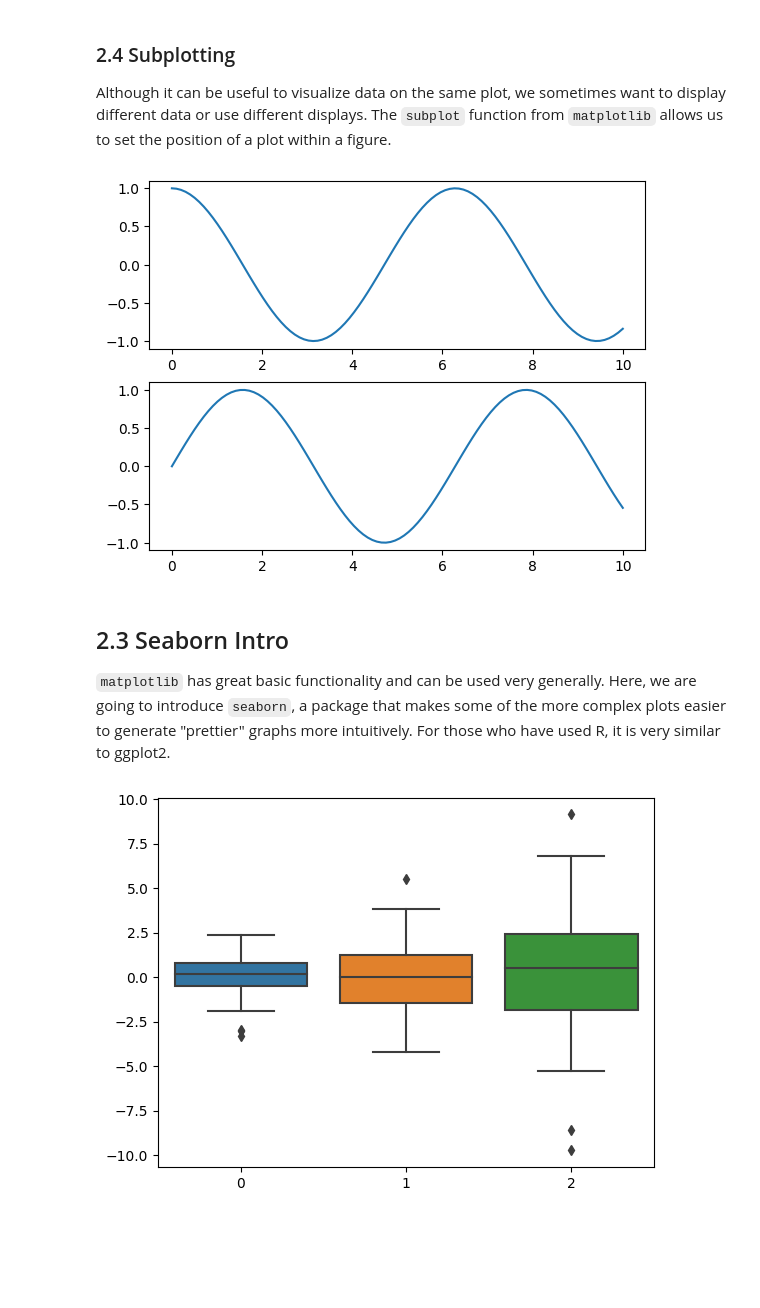
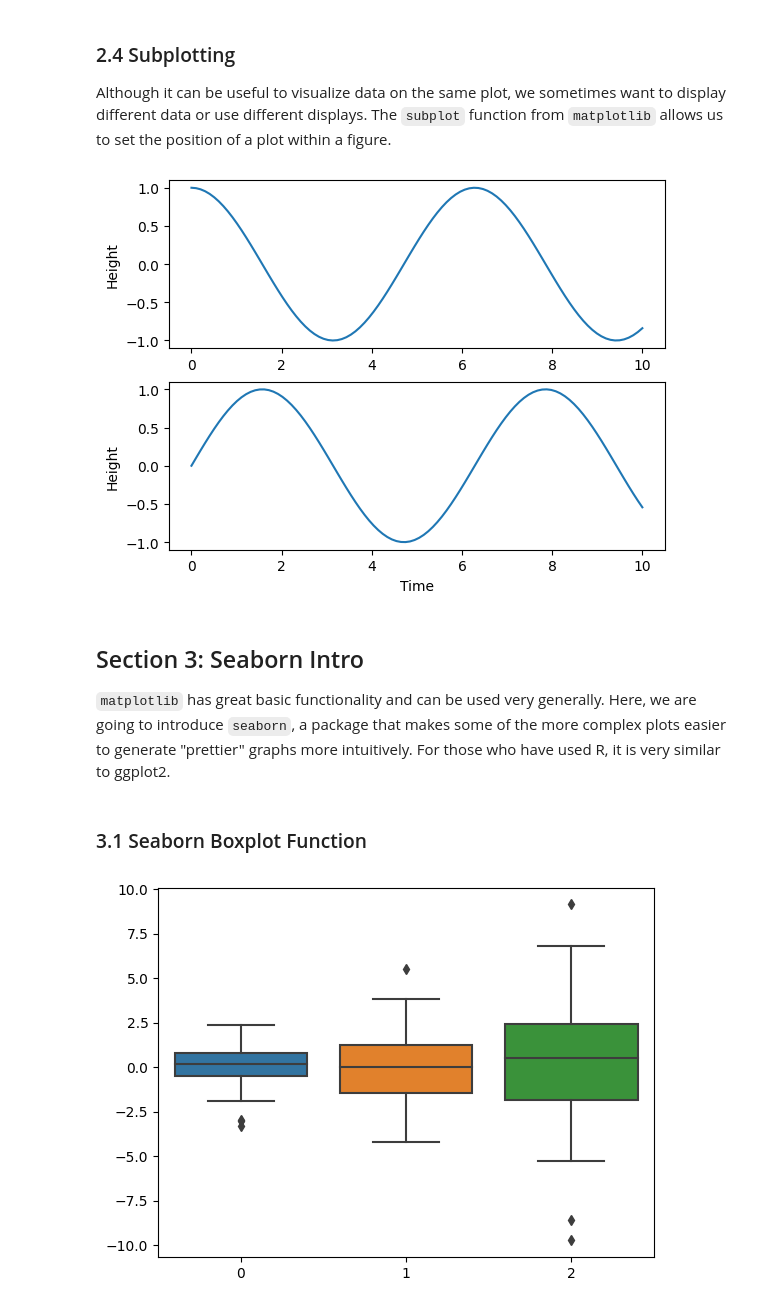
Before and after one commit to UVaBME/BME_JumpStart_Drafts, a Jupyter notebook: Day 2/Lesson-2-Intro-Data-Visualization.ipynb, the cells around one changed output. Cells and saved outputs as stored; diff of their text form; code cells hidden in the pictures; blank space fills up the shorter version.

```diff
--- a/Day 2/Lesson-2-Intro-Data-Visualization.ipynb
+++ b/Day 2/Lesson-2-Intro-Data-Visualization.ipynb
@@ -97,21 +109,27 @@ Although it can be useful to visualize data on the same plot, we sometimes want
 # %%
 t = np.linspace(0,10, num = 100)
 y1 = np.cos(t)
 y2 = np.sin(t)
 
 plt.subplot(2,1,1) #subplot(number_of_rows = 2, number_of_cols = 1, position = 1)
 plt.plot(t,y1)
+plt.ylabel("Height")
+
 plt.subplot(2,1,2)
 plt.plot(t,y2)
+plt.xlabel("Time")
+plt.ylabel("Height")
 
 plt.show()
 # %% [output]
-[figure, old version]
+[figure, new version]
 # %%
 #Exercise: Subplot two different types of graphs next to each other (left:right)
 # %% [markdown]
-## 2.3 Seaborn Intro
+## Section 3: Seaborn Intro
 `matplotlib` has great basic functionality and can be used very generally. Here, we are going to introduce `seaborn`, a package that makes some of the more complex plots easier to generate "prettier" graphs more intuitively. For those who have used R, it is very similar to ggplot2.
+# %% [markdown]
+### 3.1 Seaborn Boxplot Function
 # %%
 import seaborn as sns
 
```
Also changed, not shown: parts of 11 cells of this notebook.
